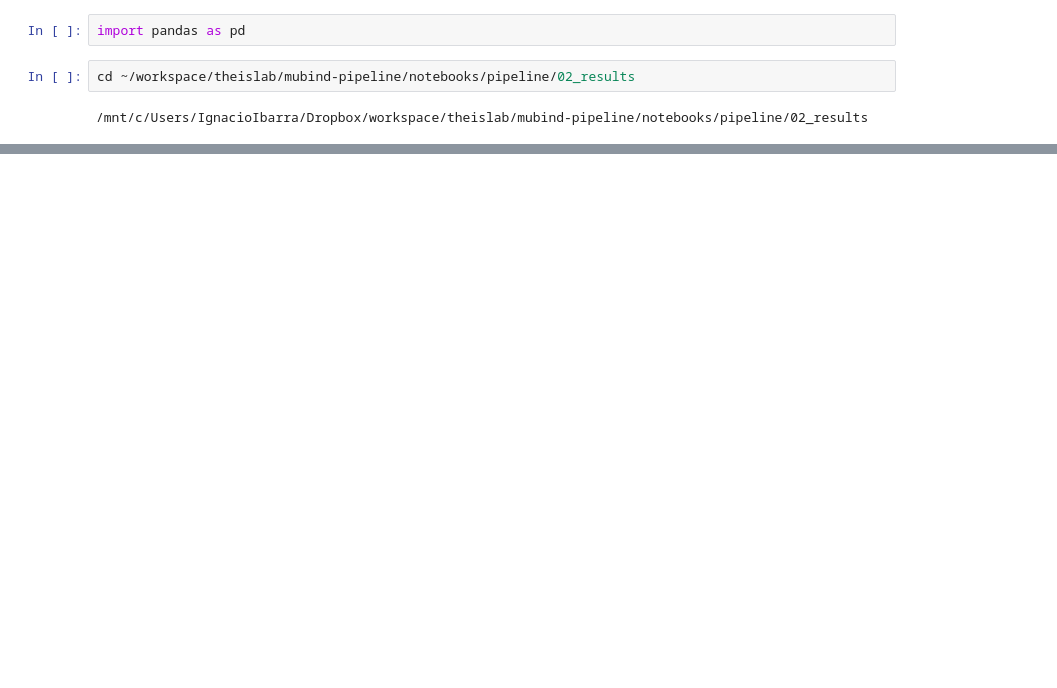
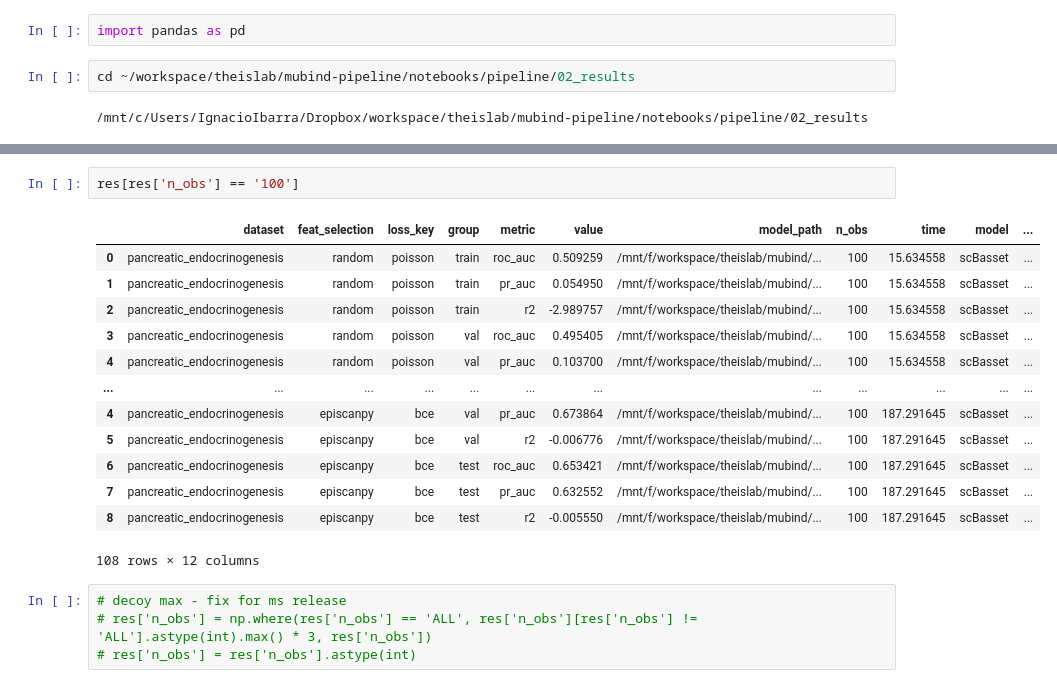
Before and after one commit to theislab/mubind-benchmark, a Jupyter notebook: notebooks/pipeline/02_results/00_1_scbasset_vs_mubind.ipynb, the cells around one changed output, grey strips where cells are left out. Cells and saved outputs as stored; diff of their text form; blank space fills up the shorter version.

```diff
--- a/notebooks/pipeline/02_results/00_1_scbasset_vs_mubind.ipynb
+++ b/notebooks/pipeline/02_results/00_1_scbasset_vs_mubind.ipynb
@@ -31,0 +72,20 @@ grp
+# %%
+res[res['n_obs'] == '100']
+# %% [output]
+|  | dataset | feat_selection | loss_key | group | metric | value | model_path | n_obs | time | model | ... |
+| 0 | pancreatic_endocrinogenesis | random | poisson | train | roc_auc | 0.509259 | /mnt/f/workspace/theislab/mubind/... | 100 | 15.634558 | scBasset | ... |
+| 1 | pancreatic_endocrinogenesis | random | poisson | train | pr_auc | 0.054950 | /mnt/f/workspace/theislab/mubind/... | 100 | 15.634558 | scBasset | ... |
+| 2 | pancreatic_endocrinogenesis | random | poisson | train | r2 | -2.989757 | /mnt/f/workspace/theislab/mubind/... | 100 | 15.634558 | scBasset | ... |
+| 3 | pancreatic_endocrinogenesis | random | poisson | val | roc_auc | 0.495405 | /mnt/f/workspace/theislab/mubind/... | 100 | 15.634558 | scBasset | ... |
+| 4 | pancreatic_endocrinogenesis | random | poisson | val | pr_auc | 0.103700 | /mnt/f/workspace/theislab/mubind/... | 100 | 15.634558 | scBasset | ... |
+| ... | ... | ... | ... | ... | ... | ... | ... | ... | ... | ... | ... |
+| 4 | pancreatic_endocrinogenesis | episcanpy | bce | val | pr_auc | 0.673864 | /mnt/f/workspace/theislab/mubind/... | 100 | 187.291645 | scBasset | ... |
+| 5 | pancreatic_endocrinogenesis | episcanpy | bce | val | r2 | -0.006776 | /mnt/f/workspace/theislab/mubind/... | 100 | 187.291645 | scBasset | ... |
+| 6 | pancreatic_endocrinogenesis | episcanpy | bce | test | roc_auc | 0.653421 | /mnt/f/workspace/theislab/mubind/... | 100 | 187.291645 | scBasset | ... |
+| 7 | pancreatic_endocrinogenesis | episcanpy | bce | test | pr_auc | 0.632552 | /mnt/f/workspace/theislab/mubind/... | 100 | 187.291645 | scBasset | ... |
+| 8 | pancreatic_endocrinogenesis | episcanpy | bce | test | r2 | -0.005550 | /mnt/f/workspace/theislab/mubind/... | 100 | 187.291645 | scBasset | ... |
+108 rows × 12 columns
+# %%
+# decoy max - fix for ms release
+# res['n_obs'] = np.where(res['n_obs'] == 'ALL', res['n_obs'][res['n_obs'] != 'ALL'].astype(int).max() * 3, res['n_obs'])
+# res['n_obs'] = res['n_obs'].astype(int)
```
Also changed, not shown: parts of 20 cells of this notebook, 4 other files.
